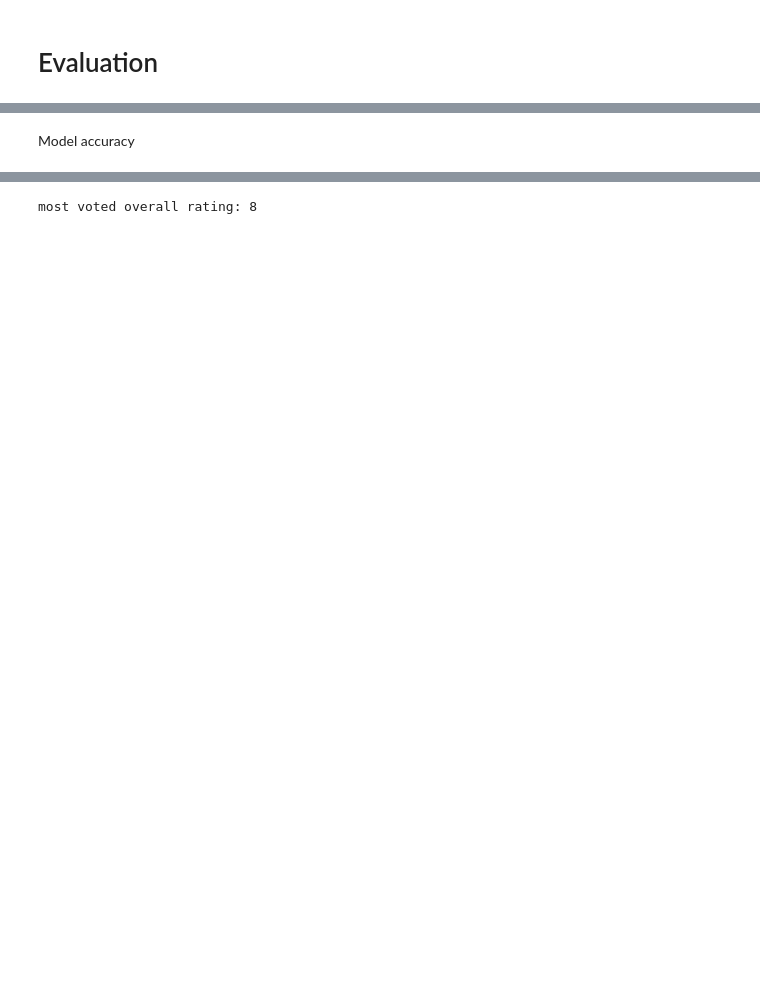
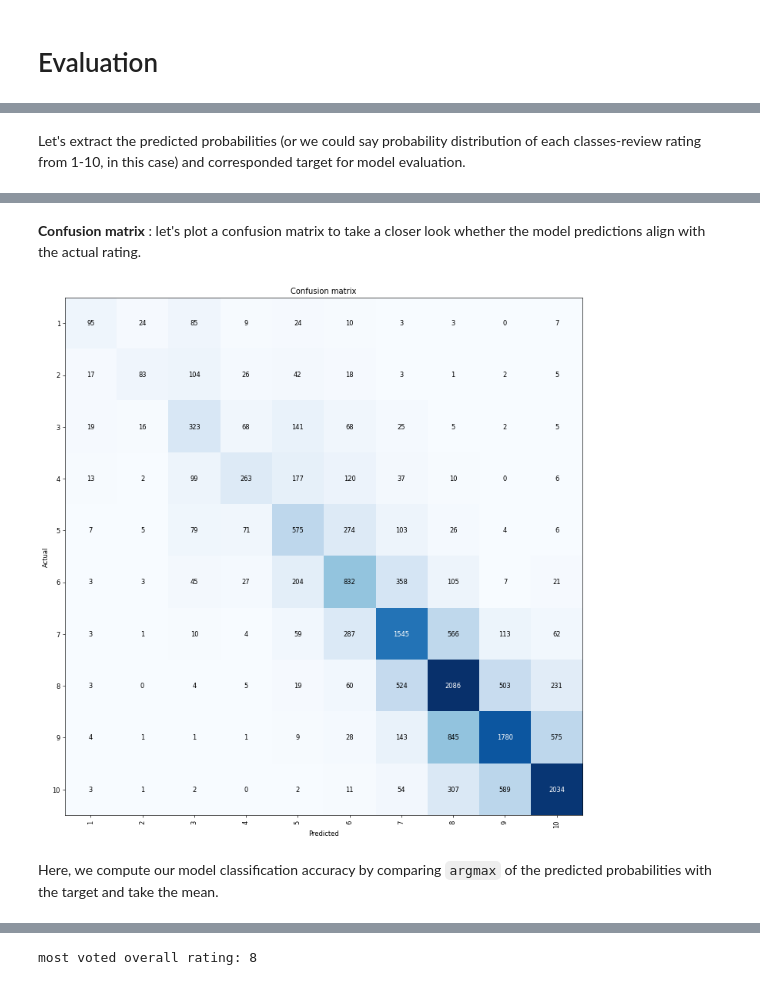
Before and after one commit to witchapong/anime-review-classification, a Jupyter notebook: anime-review-classification.ipynb, the cells around one changed output, grey strips where cells are left out. Drawn from its saved outputs; the diff is of its cells as text; code cells hidden in the pictures; blank space fills up the shorter version.

```diff
--- a/anime-review-classification.ipynb
+++ b/anime-review-classification.ipynb
@@ -119,6 +149,8 @@ learn.show_results()
-# %% [markdown]
-Model accuracy
+# %% [markdown]
+Let's extract the predicted probabilities (or we could say probability distribution of each classes-review rating from 1-10, in this case) and corresponded target for model evaluation.
 # %%
 preds, targs = learn.get_preds()
 # %% [output]
 [interactive output not drawn]
+# %% [markdown]
+**Confusion matrix** : let's plot a confusion matrix to take a closer look whether the model predictions align with the actual rating.
@@ -125,3 +159,10 @@ preds, targs = learn.get_preds()
+# %%
+interp = ClassificationInterpretation.from_learner(learn)
+interp = interp.plot_confusion_matrix(figsize=(12,12), dpi=60)
+# %% [output]
+[figure, added]
+# %% [markdown]
+Here, we compute our model classification accuracy by comparing `argmax` of the predicted probabilities with the target and take the mean.
 # %%
 model_acc = (torch.argmax(preds,1) == targs).float().mean().item() * 100
 # %%
```
Also changed, not shown: parts of 25 cells of this notebook.
